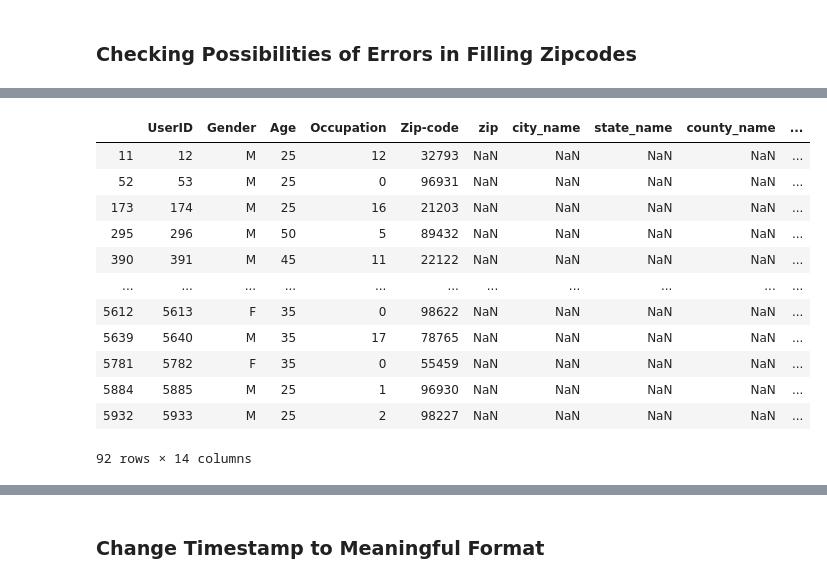
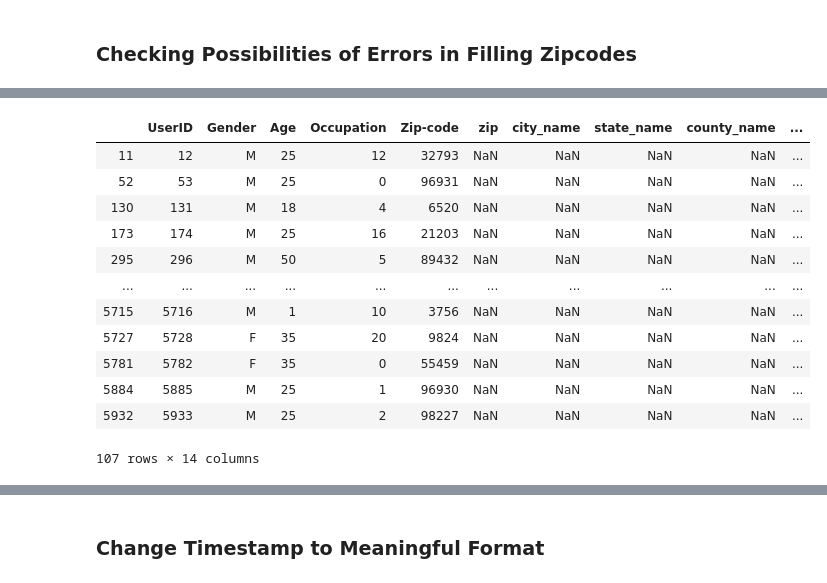
Before and after one commit to kevinandrianliu/Final-Project-DSDM, a Jupyter notebook: Final Project_ Sistem Rekomendasi.ipynb, the cells around one changed output, grey strips where cells are left out. Saved outputs shown, nothing was run; the diff lists cells and outputs as text; code cells hidden in the pictures.

```diff
--- a/Final Project_ Sistem Rekomendasi.ipynb
+++ b/Final Project_ Sistem Rekomendasi.ipynb
@@ -212,6 +212,7 @@ missing_movies
 zipcodes = pd.read_csv("uszips.csv")
 zipcodes[["zip"]] = zipcodes[["zip"]].applymap(str)
 zipcodes[["city_name"]] = zipcodes[["city"]]
+zipcodes['zip']= zipcodes['zip'].str.lstrip('0')
 zipcodes.drop('city',axis=1,inplace=True)
 zipcodes2 = pd.read_json('USCities.json')
 zipcodes2[["zip_code"]] = zipcodes2[["zip_code"]].applymap(str)
@@ -285,6 +286,8 @@ typo_county = {
     "District Of Columbia" : "District of Columbia",
     "Saint Croix": "St. Croix",
     "De Kalb" : "DeKalb",
+    "Dekalb" : "DeKalb",
+    "De Soto" : "DeSoto",
     "Saint Clair" : "St. Clair",
     "La Salle" : "LaSalle",
     "Saint Bernard" : "St. Bernard",
@@ -299,21 +302,50 @@ typo_county = {
     "St Joseph" : "St. Joseph",
     "Saint Lawrence" : "St. Lawrence",
     "La Porte" : "LaPorte",
-    "Fond Du Lac" : "Fond du Lac"
+    "Fond Du Lac" : "Fond du Lac",
+    "Mchenry" : "McHenry",
+    "Mclean" : "McLean",
+    "Mcpherson" : "McPherson",
+    "Prince Georges" : "Prince George's",
 }
+
 typo_city = {
     "Mc Kinney" : "McKinney",
     "Mckinney" : "McKinney",
     "Bayamon" : "Bayamón",
     "W Harford": "West Harford"
 }
+
+county_remove_city = {
+    "Charlottesville City" : "Charlottesville",
+    "Lynchburg City" : "Lynchburg",
+    "Baltimore City" : "Baltimore",
+    "Alexandria City" : "Alexandria",
+    "Richmond City" : "Richmond",
+    "Bedford City" : "Bedford",
+    "Newport News City" : "Newport News",
+    "Fairfax City" : "Fairfax",
+    "Winchester City" : "Winchester",
+    "Virginia Beach City" : "Virginia Beach",
+    "Harrisonburg City" : "Harrisonburg",
+    "Falls Church City" : "Falls Church",
+    "Norfolk City" : "Norfolk",
+    "Danville City" : "Danville",
+    "Lexington City" : "Lexington",
+    "Suffolk City" : "Suffolk",
+    "Fredericksburg City" : "Fredericksburg",
+    "Roanoke City" : "Roanoke",
+    "Manassas City" : "Manassas"
+}
 zipcodes2['state'] = zipcodes2['state'].map(states).fillna(zipcodes2['state']) #zipcodes2's state is abbreviated
 # Naming convention
 zipcodes2['county'] = zipcodes2['county'].map(typo_county).fillna(zipcodes2['county'])
+zipcodes2['county'] = zipcodes2['county'].map(county_remove_city).fillna(zipcodes2['county'])
 zipcodes2['city'] = zipcodes2['city'].map(typo_city).fillna(zipcodes2['city'])
 zipcodes['city_name'] = zipcodes['city_name'].map(typo_city).fillna(zipcodes['city_name'])
 # %%
 usersvariable = users.copy()
+usersvariable['Zip-code']= usersvariable['Zip-code'].str.lstrip('0')
 users_zipcode1 = pd.merge(usersvariable, zipcodes[['zip', 'city_name', 'state_name', 'county_name']], how='left',left_on=['Zip-code'],right_on=['zip'])
 users_zipcode2 = pd.merge(users_zipcode1, zipcodes2[['zip_code', 'city', 'state', 'county']], how='left',left_on=['Zip-code'],right_on=['zip_code'])
 users_zipcode2
@@ -425,27 +552,29 @@ users_zipcode2.loc[(users_zipcode2['same']==False) & (users_zipcode2['zip'].isnu
 # %%
 # Solving zipcodes that are in https://github.com/millbj92/US-Zip-Codes-JSON but not in https://simplemaps.com/data/us-zips
 
-users_zipcode2.loc[(users_zipcode2['same']==False) & (users_zipcode2['zip'].isnull()) & (users_zipcode2['zip_code'].notnull())]
+zip2 = users_zipcode2.loc[(users_zipcode2['same']==False) & (users_zipcode2['zip'].isnull()) & (users_zipcode2['zip_code'].notnull())]
+zip2.to_csv('in_json.csv')
+zip2
 # Sumber utama dari https://www.unitedstateszipcodes.org/, diperkuat dengan https://www.mapdevelopers.com/what-is-my-zip-code.php.
 # Kalau sumber keduanya agak ngaco, percaya sumber utama saja. Kalau 2-2nya nggak jelas, boleh coba cari di Google. Kalau nggak ada, tulis nggak ada.
 # 32793 di Winter Park, Florida, Orange
 # 96931 di Tamuning, Guam, Guam
 # 6520 di New Haven, Connecticut, New Haven
 # 21203 di Baltimore, Maryland, Baltimore City
 # %% [output]
 |  | UserID | Gender | Age | Occupation | Zip-code | zip | city_name | state_name | county_name | ... |
 | 11 | 12 | M | 25 | 12 | 32793 | NaN | NaN | NaN | NaN | ... |
 | 52 | 53 | M | 25 | 0 | 96931 | NaN | NaN | NaN | NaN | ... |
+| 130 | 131 | M | 18 | 4 | 6520 | NaN | NaN | NaN | NaN | ... |
 | 173 | 174 | M | 25 | 16 | 21203 | NaN | NaN | NaN | NaN | ... |
 | 295 | 296 | M | 50 | 5 | 89432 | NaN | NaN | NaN | NaN | ... |
-| 390 | 391 | M | 45 | 11 | 22122 | NaN | NaN | NaN | NaN | ... |
 | ... | ... | ... | ... | ... | ... | ... | ... | ... | ... | ... |
-| 5612 | 5613 | F | 35 | 0 | 98622 | NaN | NaN | NaN | NaN | ... |
-| 5639 | 5640 | M | 35 | 17 | 78765 | NaN | NaN | NaN | NaN | ... |
+| 5715 | 5716 | M | 1 | 10 | 3756 | NaN | NaN | NaN | NaN | ... |
+| 5727 | 5728 | F | 35 | 20 | 9824 | NaN | NaN | NaN | NaN | ... |
 | 5781 | 5782 | F | 35 | 0 | 55459 | NaN | NaN | NaN | NaN | ... |
 | 5884 | 5885 | M | 25 | 1 | 96930 | NaN | NaN | NaN | NaN | ... |
 | 5932 | 5933 | M | 25 | 2 | 98227 | NaN | NaN | NaN | NaN | ... |
-92 rows × 14 columns
+107 rows × 14 columns
 # %%
 # Solving zipcodes that are in https://simplemaps.com/data/us-zips but not in https://github.com/millbj92/US-Zip-Codes-JSON
 
```
Also changed, not shown: parts of 7 cells of this notebook.
